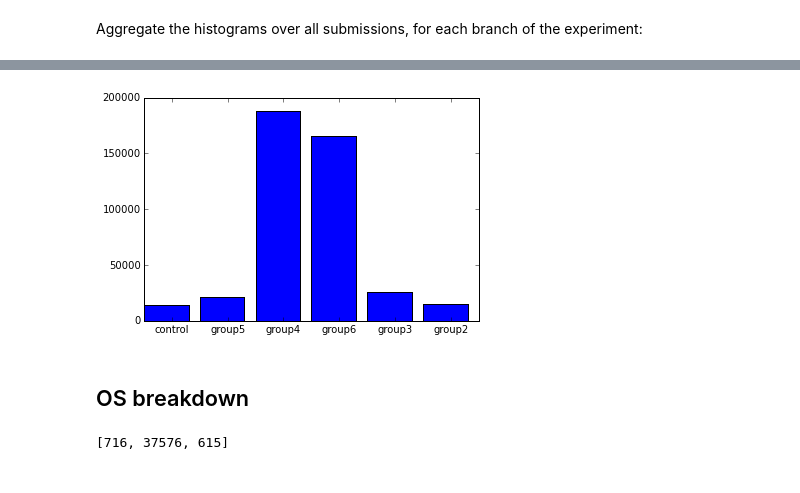
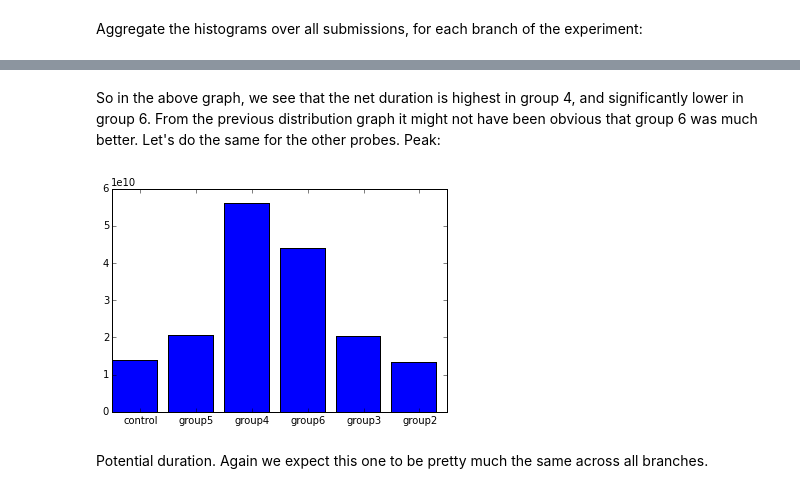
Before and after one commit to staktrace/telemetry-analysis, a Jupyter notebook: checkerboarding.ipynb, the cells around one changed output, grey strips where cells are left out. Drawn from its saved outputs; the diff is of its cells as text; code cells hidden in the pictures.

```diff
--- a/checkerboarding.ipynb
+++ b/checkerboarding.ipynb
@@ -18,5 +18,5 @@ Let's fetch 10% of Telemetry submissions for the build-ids around the experiment
 # %%
-pings = get_pings(sc, app="Firefox", channel="nightly", build_id=("20160301000000", "20160318999999"), fraction=0.5)
+pings = get_pings(sc, app="Firefox", channel="nightly", build_id=("20160301000000", "20160318999999"), fraction=1.0)
 # %% [markdown]
 ... and extract only the attributes we need from the Telemetry submissions:
 # %%
@@ -125 +187,7 @@ Also check the number of checkerboard events that occurred:
+# %%
+def sample_sum(series):
+    total = 0
+    for i in range(0, len(series.index)):
+        total += (series.iat[i] * series.index[i])
+    return total
 # %%
@@ -128,7 +200,9 @@ counts = [sum(reduce(aggregate_arrays, y)) for x, y in hist_duration.items()]
+# %% [markdown]
+So in the above graph, we see that the net duration is highest in group 4, and significantly lower in group 6. From the previous distribution graph it might not have been obvious that group 6 was much better. Let's do the same for the other probes. Peak:
 # %%
+labels = [x for x, y in aggr_peak.items()]
+counts = [sample_sum(y) for x, y in aggr_peak.items()]
 plt.bar(np.arange(len(labels)), counts)
 unused = plt.xticks(np.arange(len(labels)) + 0.5, labels)
 # %% [output]
-[figure, old version]
+[figure, new version]
-# %% [markdown]
-## OS breakdown
@@ -139,4 +209,2 @@ os_nix = valid.filter(lambda p: p["environment/system/os/name"] == "Linux")
-# %%
-[os_mac.count(), os_win.count(), os_nix.count()]
-# %% [output]
-[716, 37576, 615]
+# %% [markdown]
+Potential duration. Again we expect this one to be pretty much the same across all branches.
```
Also changed, not shown: parts of 33 cells of this notebook.
